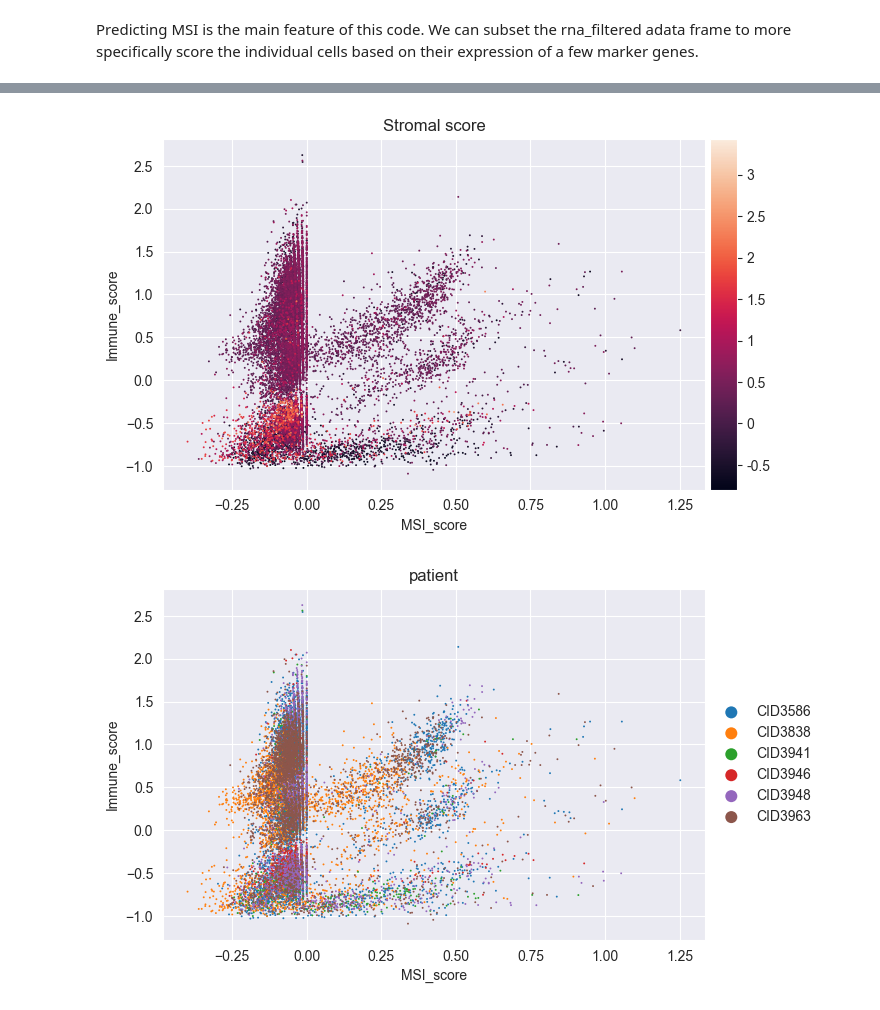
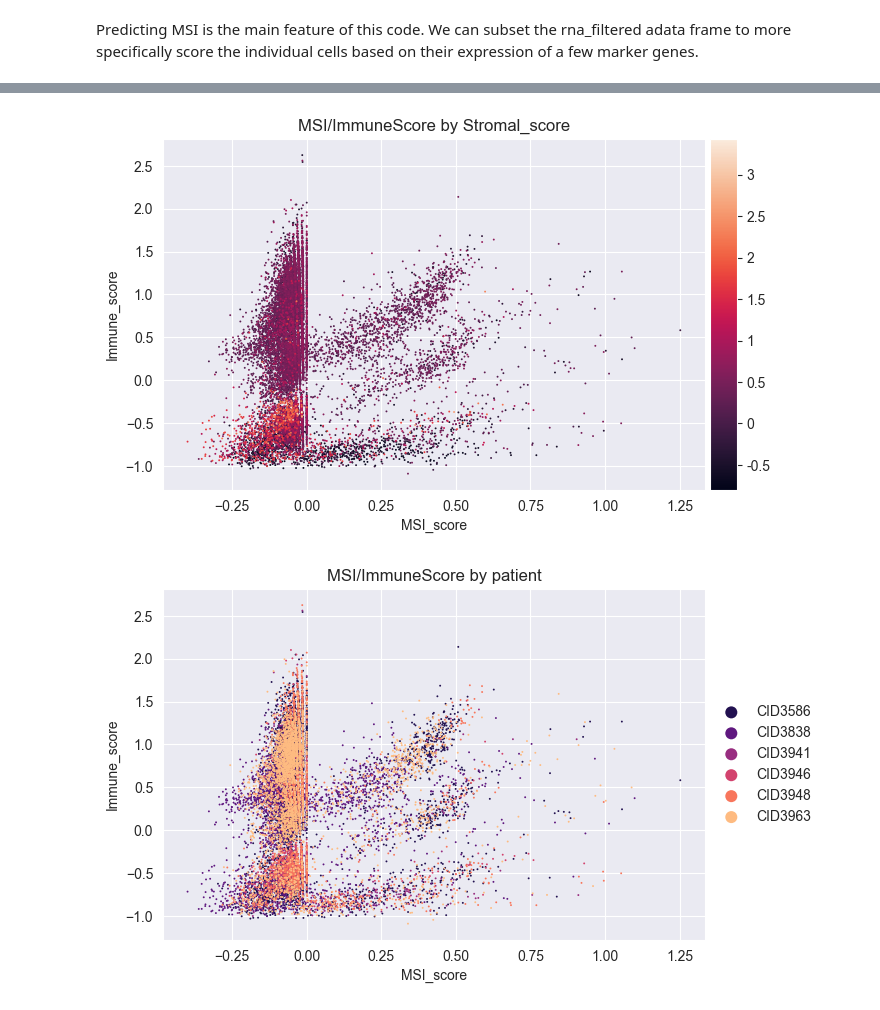
Before and after one commit to nwlodychak/cite_seq, a Jupyter notebook: src/cite_seq.ipynb, the cells around one changed output, grey strips where cells are left out. Cells and saved outputs as stored; diff of their text form; code cells hidden in the pictures.

```diff
--- a/src/cite_seq.ipynb
+++ b/src/cite_seq.ipynb
@@ -10,3 +12,6 @@ import matplotlib.pyplot as plt
+# %%
+msi_output = pd.read_csv("msisensor_pipeline/msisensor_output.csv")
+msi_output.set_index('sample_id', inplace=True)
 # %%
 # Data loading
 rna_data_path = "data/SCP1039/expression"
@@ -19,11 +24,25 @@ rna_adata = rna.copy()
 
 # patient barcodes are in obs_names followed by cell barcode
 rna_adata.obs['patient'] = rna_adata.obs_names.str.split('_').str[0]
+rna_adata.obs['cell_bc'] = rna_adata.obs_names
 print("Unique patients:", rna_adata.obs['patient'].unique())
 
 # patients of interest
 patient = ["CID3586", "CID3838", "CDI3921", "CID3941", "CID3946", "CID3948", "CID3963"]
 patient_mask = rna_adata.obs['patient'].isin(patient)
+assert msi_output.index.isin(rna_adata.obs_names).all(), "ID Mismatch!"
+
+masked = rna_adata[patient_mask]
+merged_obs = masked.obs.merge(
+    msi_output,
+    left_on='cell_bc',
+    right_index=True,
+    how='left'
+)
+
+# Update AnnData object
+masked.obs = merged_obs
+print(masked.obs)
 # %% [output]
 Unique patients: ['CID3586' 'CID3921' 'CID45171' 'CID3838' 'CID4066' 'CID44041' 'CID4465'
  'CID4495' 'CID44971' 'CID44991' 'CID4513' 'CID4515' 'CID4523' 'CID3946'
@@ -36,7 +68,7 @@ The following code performs QC and clustering on the masked dataset
 3. Then we filter the genes that are highly variable in the subset
 4. This subset of data is used to perform dimensionality reduction and leiden clustering
 # %%
-patient_filtered = rna_adata[patient_mask].copy()
+patient_filtered = masked.copy()
 
 # preprocessing and qc
 sc.pp.calculate_qc_metrics(patient_filtered, inplace = True)
@@ -134,11 +166,12 @@ Ultimately this is most useful for identifying any subclusters that have differe
 # Re-run analysis on this subset
 sc.pp.neighbors(rna_filtered, n_neighbors = 15, n_pcs = 30)
 sc.tl.leiden(rna_filtered, resolution = 0.9)  # Lower resolution for finer subclustering
+
 sc.tl.umap(rna_filtered)
-sc.pl.umap(rna_filtered, color = 'leiden')
+sc.pl.umap(rna_filtered, color = 'leiden', palette = 'magma')
 
 # fill in more markers here
-rna_markers = ['CD8A', 'CD55', 'CD79A']
+rna_markers = ['CD8A', 'CD55', 'CD79A', 'CD271', 'CD3D', 'CD86']
 markers_in_data = [m for m in rna_markers if m in rna_filtered.var_names]
 sc.pl.umap(rna_filtered, color = markers_in_data)
 # %% [output]
@@ -206,8 +235,12 @@ Passing `palette` without assigning `hue` is deprecated and will be removed in v
 # %%
+p_categories = rna_filtered.obs['patient'].cat.categories
+c = sns.color_palette("magma", n_colors=len(p_categories))
+patient_colors = dict(zip(p_categories, c))
+
 # MSI correlates with immune infiltration
 immune_markers = ['CD8A', 'IFNG', 'GZMA', 'PRF1', 'IDO1', 'CXCL9', 'CXCL10']
 sc.tl.score_genes(rna_filtered, immune_markers, score_name = 'immune_score')
-sc.pl.scatter(rna_filtered, x = 'MSI_score', y = 'immune_score', color = 'predicted_celltype')
+rna_filtered.uns['patient_colors'] = list(patient_colors.values())
 
 # Compare MSI with stromal/immune components
 tme_markers = {'Immune' : ['PTPRC', 'CD3E', 'CD68'],
@@ -218,6 +251,8 @@ for tme, markers in tme_markers.items():
     if markers_in_data:
         sc.tl.score_genes(rna_filtered, markers_in_data, score_name = f'{tme}_score')
 
-sc.pl.scatter(rna_filtered, x = 'MSI_score', y = 'Immune_score', color = 'Stromal_score')
-sc.pl.scatter(rna_filtered, x = 'MSI_score', y = 'Immune_score', color = 'patient')
+sc.pl.scatter(rna_filtered, x = 'MSI_score', y = 'Immune_score', color = 'predicted_celltype', title = 'MSI/ImmuneScore by cell_type')
+sc.pl.scatter(rna_filtered, x = 'MSI_score', y = 'Immune_score', color = 'Stromal_score', title = 'MSI/ImmuneScore by Stromal_score')
+sc.pl.scatter(rna_filtered, x = 'MSI_score', y = 'Immune_score', color = 'patient', title = 'MSI/ImmuneScore by patient')
+sc.pl.scatter(rna_filtered, x = 'MSI_score', y = 'Stromal_score', color = 'patient', title = 'MSI/Stromal_score by patient')
 # %% [output]
@@ -225,2 +260,2 @@ sc.pl.scatter(rna_filtered, x = 'MSI_score', y = 'Immune_score', color = 'patien
-[figure, old version]
+[figure, new version]
-[figure, old version]
+[figure, new version]
```
Also changed, not shown: parts of 12 cells of this notebook.
